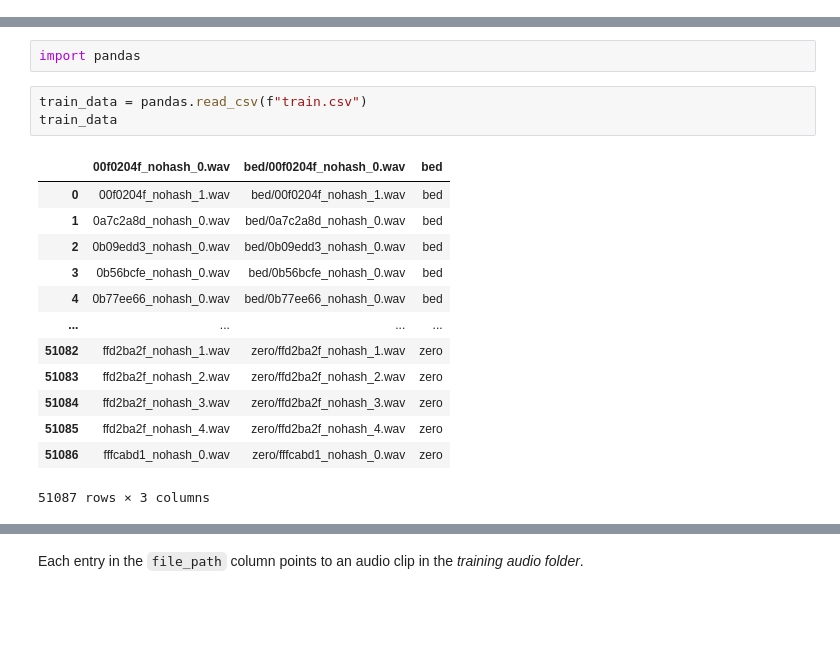
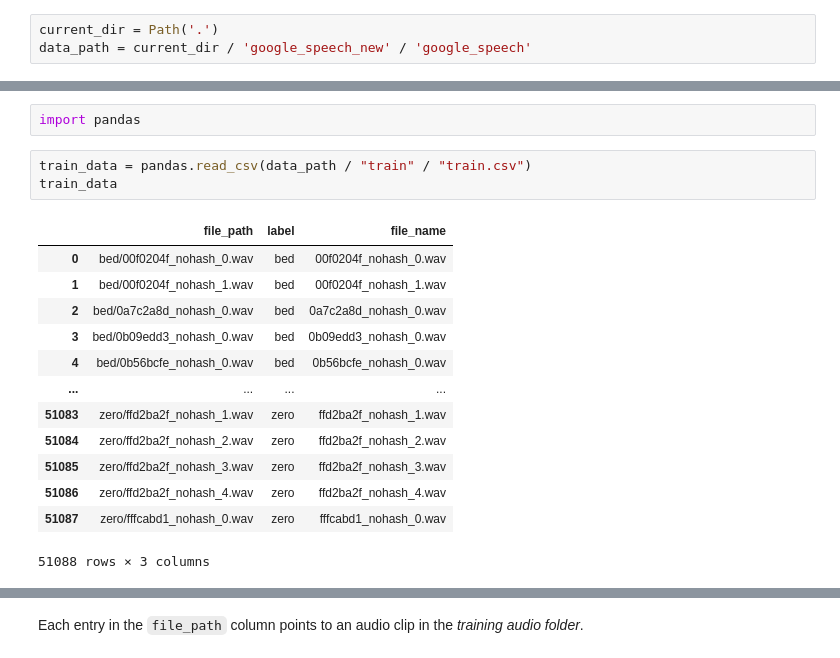
Before and after one commit to Stocastico/Recognize_Speech_Commands, a Jupyter notebook: Part_0.ipynb, the cells around one changed output, grey strips where cells are left out. Saved outputs shown, nothing was run; the diff lists cells and outputs as text; blank space fills up the shorter version.

```diff
--- a/Part_0.ipynb
+++ b/Part_0.ipynb
@@ -71,3 +71,6 @@ data_path = "/Users/cls/Data/tensorflow-speech-recognition-challenge"
+# %%
+current_dir = Path('.')
+data_path = current_dir / 'google_speech_new' / 'google_speech'
 # %%
 ls {data_path}
 # %% [output]
@@ -85,19 +109,19 @@ README.md            testing_list.txt     validation_list.txt
 # %%
 import pandas
 # %%
-train_data = pandas.read_csv(f"train.csv")
+train_data = pandas.read_csv(data_path / "train" / "train.csv")
 train_data
 # %% [output]
-|  | 00f0204f_nohash_0.wav | bed/00f0204f_nohash_0.wav | bed |
-| 0 | 00f0204f_nohash_1.wav | bed/00f0204f_nohash_1.wav | bed |
-| 1 | 0a7c2a8d_nohash_0.wav | bed/0a7c2a8d_nohash_0.wav | bed |
-| 2 | 0b09edd3_nohash_0.wav | bed/0b09edd3_nohash_0.wav | bed |
-| 3 | 0b56bcfe_nohash_0.wav | bed/0b56bcfe_nohash_0.wav | bed |
-| 4 | 0b77ee66_nohash_0.wav | bed/0b77ee66_nohash_0.wav | bed |
+|  | file_path | label | file_name |
+| 0 | bed/00f0204f_nohash_0.wav | bed | 00f0204f_nohash_0.wav |
+| 1 | bed/00f0204f_nohash_1.wav | bed | 00f0204f_nohash_1.wav |
+| 2 | bed/0a7c2a8d_nohash_0.wav | bed | 0a7c2a8d_nohash_0.wav |
+| 3 | bed/0b09edd3_nohash_0.wav | bed | 0b09edd3_nohash_0.wav |
+| 4 | bed/0b56bcfe_nohash_0.wav | bed | 0b56bcfe_nohash_0.wav |
 | ... | ... | ... | ... |
-| 51082 | ffd2ba2f_nohash_1.wav | zero/ffd2ba2f_nohash_1.wav | zero |
-| 51083 | ffd2ba2f_nohash_2.wav | zero/ffd2ba2f_nohash_2.wav | zero |
-| 51084 | ffd2ba2f_nohash_3.wav | zero/ffd2ba2f_nohash_3.wav | zero |
-| 51085 | ffd2ba2f_nohash_4.wav | zero/ffd2ba2f_nohash_4.wav | zero |
-| 51086 | fffcabd1_nohash_0.wav | zero/fffcabd1_nohash_0.wav | zero |
+| 51083 | zero/ffd2ba2f_nohash_1.wav | zero | ffd2ba2f_nohash_1.wav |
+| 51084 | zero/ffd2ba2f_nohash_2.wav | zero | ffd2ba2f_nohash_2.wav |
+| 51085 | zero/ffd2ba2f_nohash_3.wav | zero | ffd2ba2f_nohash_3.wav |
+| 51086 | zero/ffd2ba2f_nohash_4.wav | zero | ffd2ba2f_nohash_4.wav |
+| 51087 | zero/fffcabd1_nohash_0.wav | zero | fffcabd1_nohash_0.wav |
-51087 rows × 3 columns
+51088 rows × 3 columns
```
Also changed, not shown: parts of 7 cells of this notebook.
